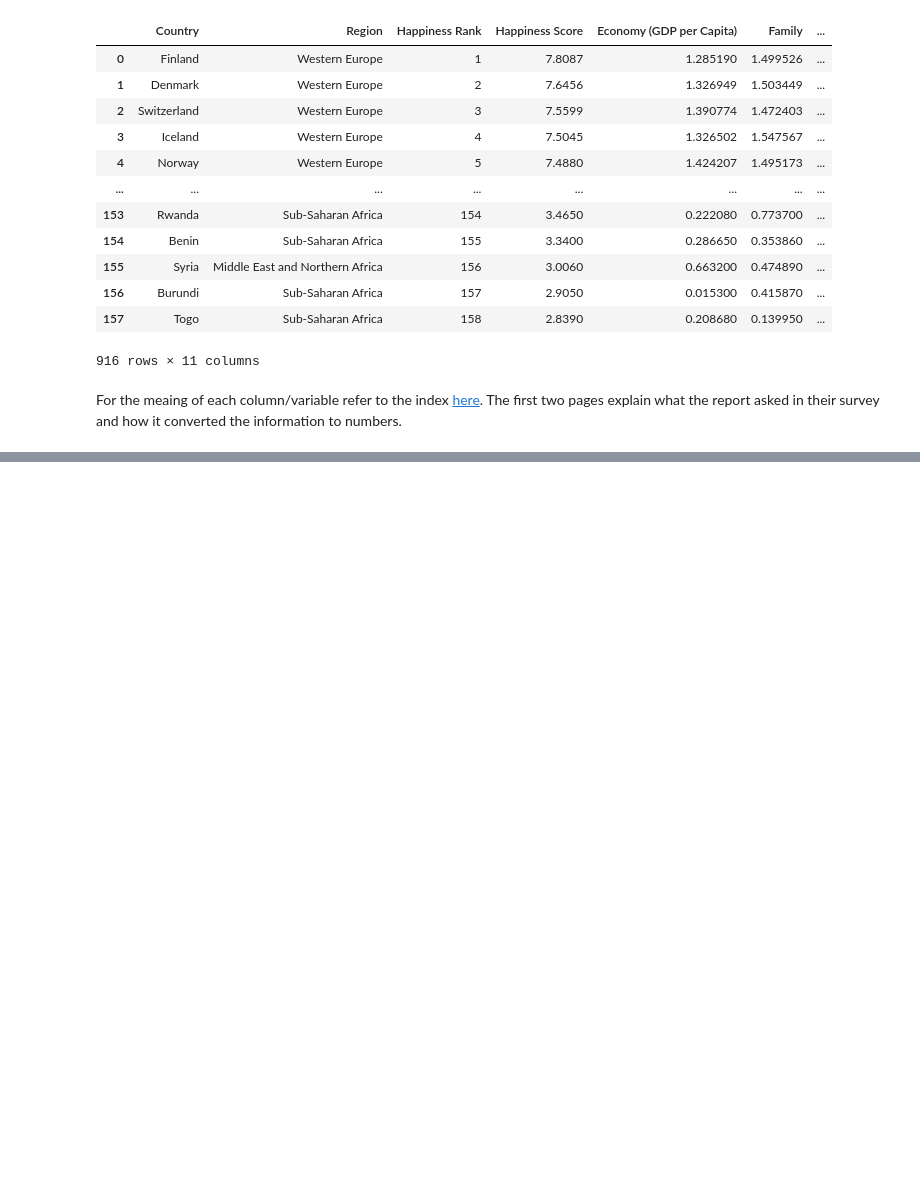
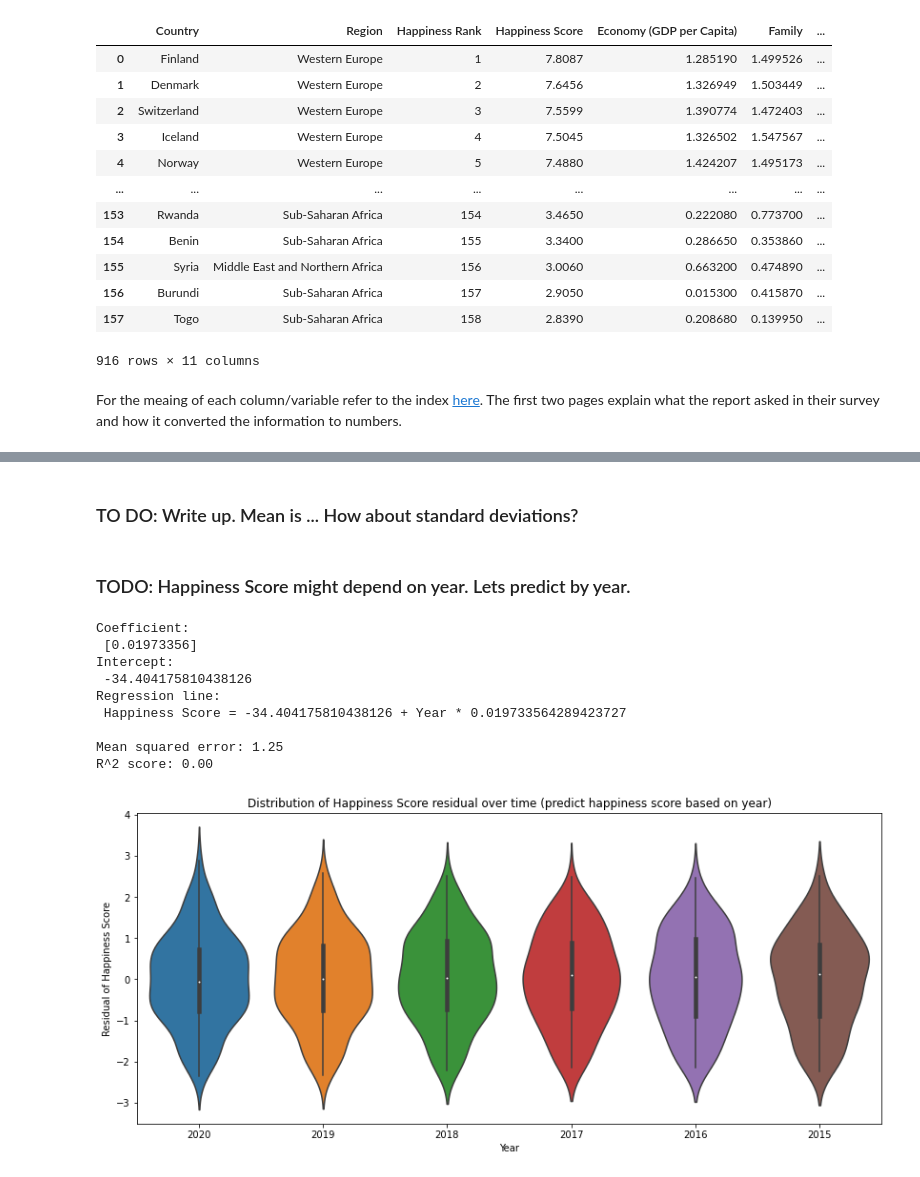
Before and after one commit to Jzhong456/Jzhong456.github.io, a Jupyter notebook: Final_Tutorial.ipynb, the cells around one changed output, grey strips where cells are left out. Saved outputs shown, nothing was run; the diff lists cells and outputs as text; code cells hidden in the pictures; blank space fills up the shorter version.

```diff
--- a/Final_Tutorial.ipynb
+++ b/Final_Tutorial.ipynb
@@ -189,0 +251,57 @@ For the meaing of each column/variable refer to the index <a href= https://happi
+# %% [markdown]
+### TO DO: Write up. Mean is ... How about standard deviations?
+# %% [markdown]
+### TODO: Happiness Score might depend on year. Lets predict by year.
+# %%
+from sklearn import linear_model
+from sklearn.metrics import mean_squared_error, r2_score
+
+# Get X and Y axes
+year_X = dataAll['Year'].to_numpy().reshape(-1, 1)
+happiness_Y = dataAll['Happiness Score']
+
+# Linear Regression
+regr = linear_model.LinearRegression()
+regr.fit(year_X, happiness_Y)
+
+# The coefficients
+print('Coefficient: \n', regr.coef_)
+# The intercept
+print('Intercept: \n', regr.intercept_)
+# Regression line:
+print(f'Regression line:\n Happiness Score = {regr.intercept_} + Year * {regr.coef_[0]} \n', )
+
+# Get predicted value
+happiness_Y_predict = regr.predict(year_X)
+
+# Get mean squared error & R squared
+print('Mean squared error: %.2f'
+      % mean_squared_error(happiness_Y, happiness_Y_predict))
+print('R^2 score: %.2f'
+          % r2_score(happiness_Y, happiness_Y_predict))
+
+#Get residual
+Y_residual_1 = happiness_Y_predict - happiness_Y
+
+# Add the residual column
+dataAll['Happiness Residual 1'] = Y_residual_1
+
+#Plot the residual distribution over years
+plt.figure(figsize=(14,6)) #Format figure size
+sns.violinplot(x='Year', y='Happiness Residual 1', data=dataAll) \
+    .set( xlabel="Year", ylabel="Residual of Happiness Score")
+plt.title("Distribution of Happiness Score residual over time (predict happiness score based on year)")
+
+# Show the plot
+plt.show()
+# %% [output]
+Coefficient:
+ [0.01973356]
+Intercept:
+ -34.404175810438126
+Regression line:
+ Happiness Score = -34.404175810438126 + Year * 0.019733564289423727
+
+Mean squared error: 1.25
+R^2 score: 0.00
+[figure, added]
```
Also changed, not shown: parts of 30 cells of this notebook.
